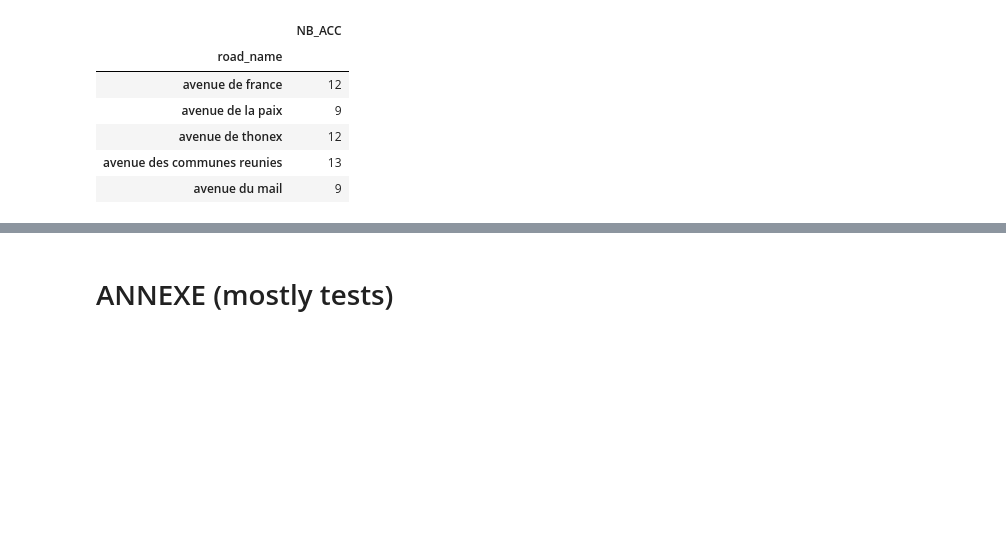
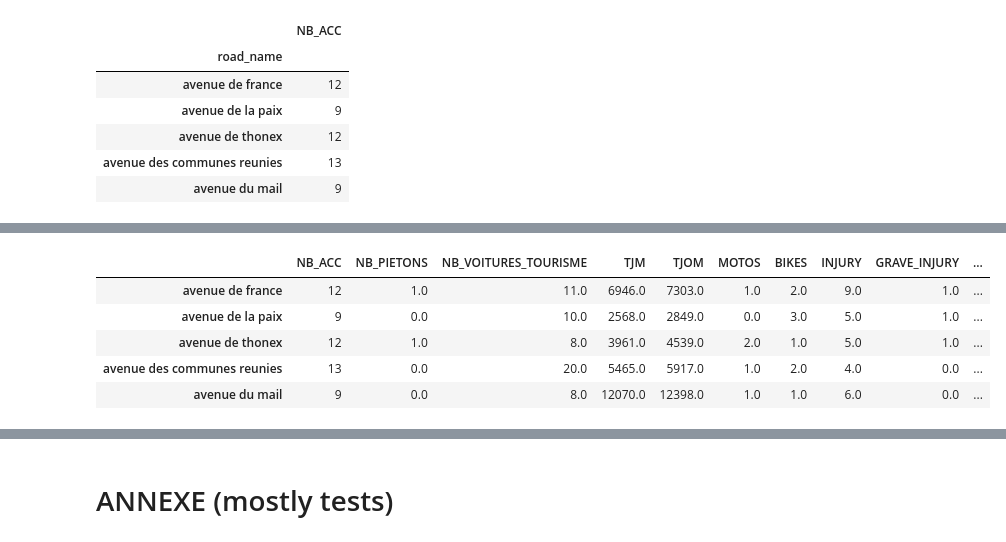
Before and after one commit to LucaZampieri/ADA_homework_LMX, a Jupyter notebook: LMX_Project/LUCA/Road_name_traffic.ipynb, the cells around one changed output, grey strips where cells are left out. Cells and saved outputs as stored; diff of their text form; code cells hidden in the pictures; blank space fills up the shorter version.

```diff
--- a/LMX_Project/LUCA/Road_name_traffic.ipynb
+++ b/LMX_Project/LUCA/Road_name_traffic.ipynb
@@ -931,0 +1007,49 @@ def compute_risk():
+# %%
+def group_motos(x):
+    return x['NB_CYCLOMOTEURS']+x['NB_MOTOS_50']+x['NB_MOTOS_125']+x['NB_ENFANTS_IMPLIQUES']
+
+def group_velos(x):
+    return x['NB_BICYCLETTES']+x['NB_VAE_25']+x['NB_VAE_45']
+
+def group_physical_damages(x):
+    return x['NB_BLESSES_LEGERS']+x['NB_BLESSES_GRAVES']+x['NB_TUES']
+
+def group_heavy_physical_damages(x):
+    return x['NB_BLESSES_GRAVES']+x['NB_TUES']
+
+def group_public_transportation(x):
+    return x['NB_BUS']+x['NB_TRAM']
+
+def group_drived_by_employees(x):
+    return x['NB_VOITURES_LIVRAISON']+x['NB_CAMIONS']+x['NB_BUS']+x['NB_TRAM']
+
+
+def group_categories(original_df):
+
+    df = original_df.copy()
+
+    col_to_drop = ['NB_ENFANTS_IMPLIQUES','NB_ENFANTS_ECOLE',
+           'NB_BLESSES_LEGERS', 'NB_BLESSES_GRAVES', 'NB_TUES',
+           'NB_BICYCLETTES', 'NB_VAE_25', 'NB_VAE_45', 'NB_CYCLOMOTEURS',
+           'NB_MOTOS_50', 'NB_MOTOS_125', 'NB_MOTOS_11KW',
+           'NB_VOITURES_LIVRAISON', 'NB_CAMIONS', 'NB_BUS', 'NB_TRAM']
+
+    df['MOTOS'] = df.apply(group_motos,axis=1)
+    df['BIKES'] = df.apply(group_velos,axis=1)
+    df['INJURY'] = df.apply(group_physical_damages,axis=1)
+    df['GRAVE_INJURY'] = df.apply(group_heavy_physical_damages,axis=1)
+    df['PUBLIC_TRANSP'] = df.apply(group_public_transportation,axis=1)
+    df['DRIVEN_BY_EMPLOYEES'] = df.apply(group_drived_by_employees,axis=1)
+
+    df.drop(col_to_drop,axis=1,inplace=True)
+    return df
+# %%
+grouped_categories_df = group_categories(stuff_per_road)
+grouped_categories_df.head()
+# %% [output]
+|  | NB_ACC | NB_PIETONS | NB_VOITURES_TOURISME | TJM | TJOM | MOTOS | BIKES | INJURY | GRAVE_INJURY | ... |
+| avenue de france | 12 | 1.0 | 11.0 | 6946.0 | 7303.0 | 1.0 | 2.0 | 9.0 | 1.0 | ... |
+| avenue de la paix | 9 | 0.0 | 10.0 | 2568.0 | 2849.0 | 0.0 | 3.0 | 5.0 | 1.0 | ... |
+| avenue de thonex | 12 | 1.0 | 8.0 | 3961.0 | 4539.0 | 2.0 | 1.0 | 5.0 | 1.0 | ... |
+| avenue des communes reunies | 13 | 0.0 | 20.0 | 5465.0 | 5917.0 | 1.0 | 2.0 | 4.0 | 0.0 | ... |
+| avenue du mail | 9 | 0.0 | 8.0 | 12070.0 | 12398.0 | 1.0 | 1.0 | 6.0 | 0.0 | ... |
```
Also changed, not shown: parts of 61 cells of this notebook, 2 other files.
